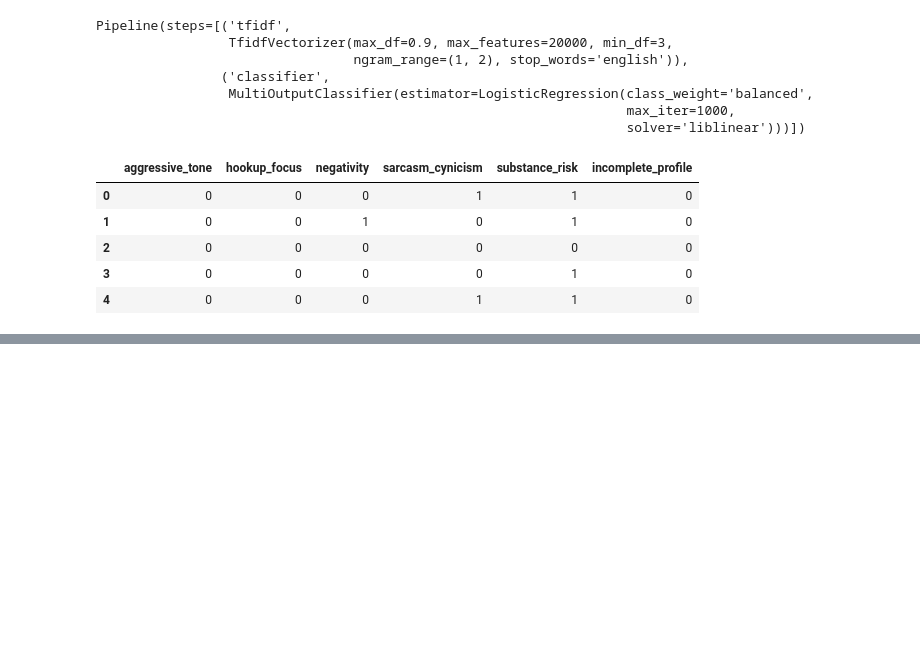
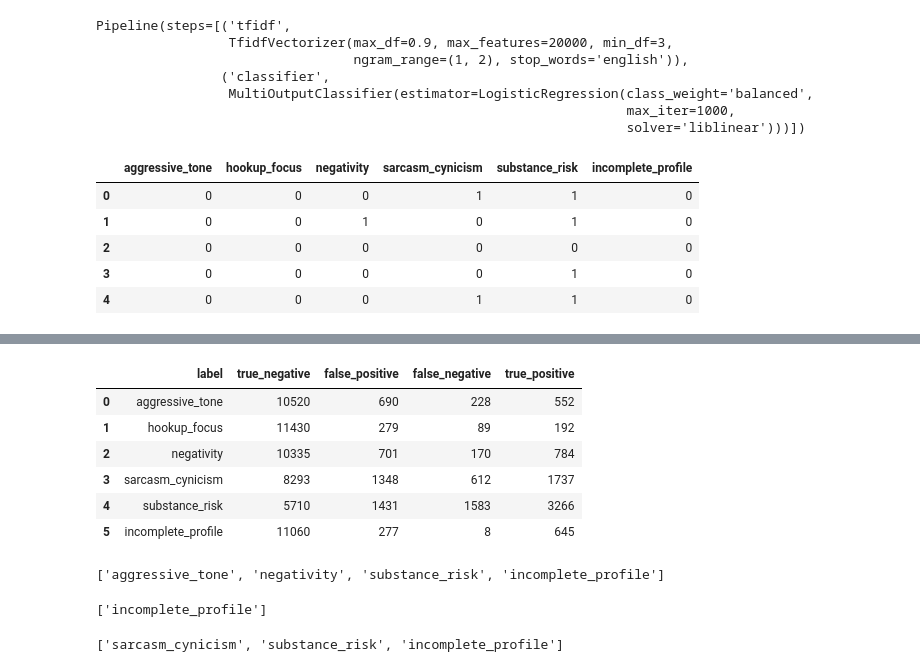
Before and after one commit to SyamilC/Red-Flagger, a Jupyter notebook: notebooks/02_nlp_model_training.ipynb, the cells around one changed output, grey strips where cells are left out. Cells and saved outputs as stored; diff of their text form; code cells hidden in the pictures; blank space fills up the shorter version.

```diff
--- a/notebooks/02_nlp_model_training.ipynb
+++ b/notebooks/02_nlp_model_training.ipynb
@@ -178,0 +285,26 @@ y_pred_df.head()
+# %%
+confusion_matrices = multilabel_confusion_matrix(y_test, y_pred)
+confusion_summary = []
+
+for label, matrix in zip(label_columns, confusion_matrices):
+    tn, fp, fn, tp = matrix.ravel()
+
+    confusion_summary.append({
+        "label": label,
+        "true_negative": tn,
+        "false_positive": fp,
+        "false_negative": fn,
+        "true_positive": tp
+    })
+
+confusion_summary_df = pd.DataFrame(confusion_summary)
+
+confusion_summary_df
+# %% [output]
+|  | label | true_negative | false_positive | false_negative | true_positive |
+| 0 | aggressive_tone | 10520 | 690 | 228 | 552 |
+| 1 | hookup_focus | 11430 | 279 | 89 | 192 |
+| 2 | negativity | 10335 | 701 | 170 | 784 |
+| 3 | sarcasm_cynicism | 8293 | 1348 | 612 | 1737 |
+| 4 | substance_risk | 5710 | 1431 | 1583 | 3266 |
+| 5 | incomplete_profile | 11060 | 277 | 8 | 645 |
@@ -178,0 +322,27 @@ y_pred_df.head()
+# %%
+sample_bio_1 = """
+I am tired of boring people. Don't message me if you cannot hold a conversation.
+I party hard every weekend and I am not looking for anything serious.
+"""
+
+predict_red_flags(sample_bio_1)
+# %% [output]
+['aggressive_tone', 'negativity', 'substance_risk', 'incomplete_profile']
+# %%
+sample_bio_2 = """
+I love hiking, cooking, and spending quiet weekends reading.
+Looking for someone kind, curious, and emotionally mature.
+"""
+
+predict_red_flags(sample_bio_2)
+# %% [output]
+['incomplete_profile']
+# %%
+sample_bio_3 = """
+Yeah right, dating apps are totally full of honest people.
+Whatever, I guess message me if you are not completely awful.
+"""
+
+predict_red_flags(sample_bio_3)
+# %% [output]
+['sarcasm_cynicism', 'substance_risk', 'incomplete_profile']
```
Also changed, not shown: parts of 12 cells of this notebook.
